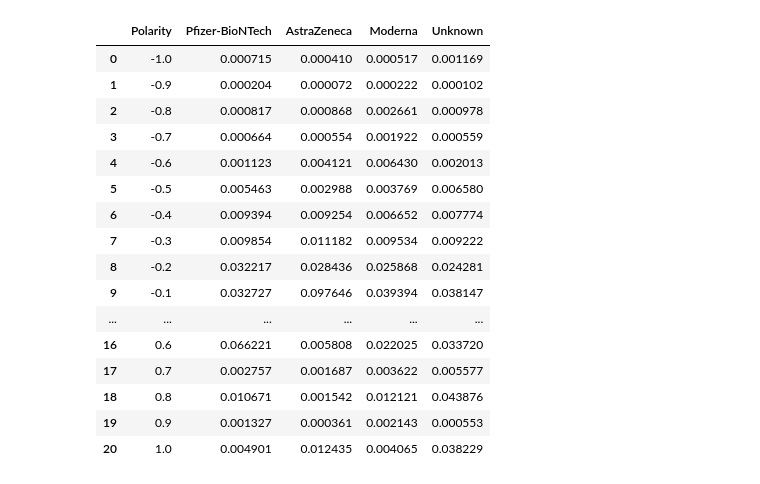
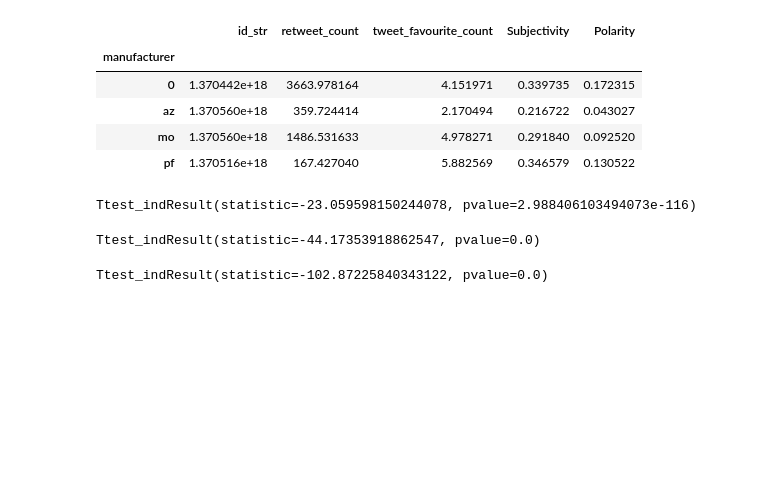
Before and after one commit to NikitaCase/COVID-Vaccine-Sentiment-Analysis, a Jupyter notebook: herd-sentiment/aggregrations.ipynb, the cells around one changed output. Cells and saved outputs as stored; diff of their text form; code cells hidden in the pictures; blank space fills up the shorter version.

```diff
--- a/herd-sentiment/aggregrations.ipynb
+++ b/herd-sentiment/aggregrations.ipynb
@@ -41,4 +163,0 @@ df = df[['id_str','verified','retweet_count','tweet_favourite_count','Subjectivi
-# %%
-df['Subjectivity'] = df['Subjectivity'].round(decimals=1)
-df['Polarity'] = df['Polarity'].round(decimals=1)
-df
@@ -139,21 +163,0 @@ polarity
-# %%
-polarity = polarity.reset_index()
-polarity
-# %% [output]
-|  | Polarity | Pfizer-BioNTech | AstraZeneca | Moderna | Unknown |
-| 0 | -1.0 | 0.000715 | 0.000410 | 0.000517 | 0.001169 |
-| 1 | -0.9 | 0.000204 | 0.000072 | 0.000222 | 0.000102 |
-| 2 | -0.8 | 0.000817 | 0.000868 | 0.002661 | 0.000978 |
-| 3 | -0.7 | 0.000664 | 0.000554 | 0.001922 | 0.000559 |
-| 4 | -0.6 | 0.001123 | 0.004121 | 0.006430 | 0.002013 |
-| 5 | -0.5 | 0.005463 | 0.002988 | 0.003769 | 0.006580 |
-| 6 | -0.4 | 0.009394 | 0.009254 | 0.006652 | 0.007774 |
-| 7 | -0.3 | 0.009854 | 0.011182 | 0.009534 | 0.009222 |
-| 8 | -0.2 | 0.032217 | 0.028436 | 0.025868 | 0.024281 |
-| 9 | -0.1 | 0.032727 | 0.097646 | 0.039394 | 0.038147 |
-| ... | ... | ... | ... | ... | ... |
-| 16 | 0.6 | 0.066221 | 0.005808 | 0.022025 | 0.033720 |
-| 17 | 0.7 | 0.002757 | 0.001687 | 0.003622 | 0.005577 |
-| 18 | 0.8 | 0.010671 | 0.001542 | 0.012121 | 0.043876 |
-| 19 | 0.9 | 0.001327 | 0.000361 | 0.002143 | 0.000553 |
-| 20 | 1.0 | 0.004901 | 0.012435 | 0.004065 | 0.038229 |
@@ -161,0 +164,12 @@ polarity.to_csv('polarity.csv',index=False, encoding='UTF-8')
+# %%
+# create a new groupby ojbect by manufacturer
+df2_man = df.groupby(by=['manufacturer'])
+# %%
+df2_man.mean()
+# %% [output]
+|  | id_str | retweet_count | tweet_favourite_count | Subjectivity | Polarity |
+| manufacturer |  |  |  |  |  |
+| 0 | 1.370442e+18 | 3663.978164 | 4.151971 | 0.339735 | 0.172315 |
+| az | 1.370560e+18 | 359.724414 | 2.170494 | 0.216722 | 0.043027 |
+| mo | 1.370560e+18 | 1486.531633 | 4.978271 | 0.291840 | 0.092520 |
+| pf | 1.370516e+18 | 167.427040 | 5.882569 | 0.346579 | 0.130522 |
@@ -161,0 +183,16 @@ polarity.to_csv('polarity.csv',index=False, encoding='UTF-8')
+# %%
+# Perform welch's ttest (assumes unequal variances)
+az_mo = stats.ttest_ind(az_df.Polarity, mo_df.Polarity, equal_var = False)
+az_mo
+# %% [output]
+Ttest_indResult(statistic=-23.059598150244078, pvalue=2.988406103494073e-116)
+# %%
+az_pf = stats.ttest_ind(az_df.Polarity, pf_df.Polarity, equal_var = False)
+az_pf
+# %% [output]
+Ttest_indResult(statistic=-44.17353918862547, pvalue=0.0)
+# %%
+az_un = stats.ttest_ind(az_df.Polarity, un_df.Polarity, equal_var = False)
+az_un
+# %% [output]
+Ttest_indResult(statistic=-102.87225840343122, pvalue=0.0)
```
Also changed, not shown: parts of 36 cells of this notebook, 8 other files.
